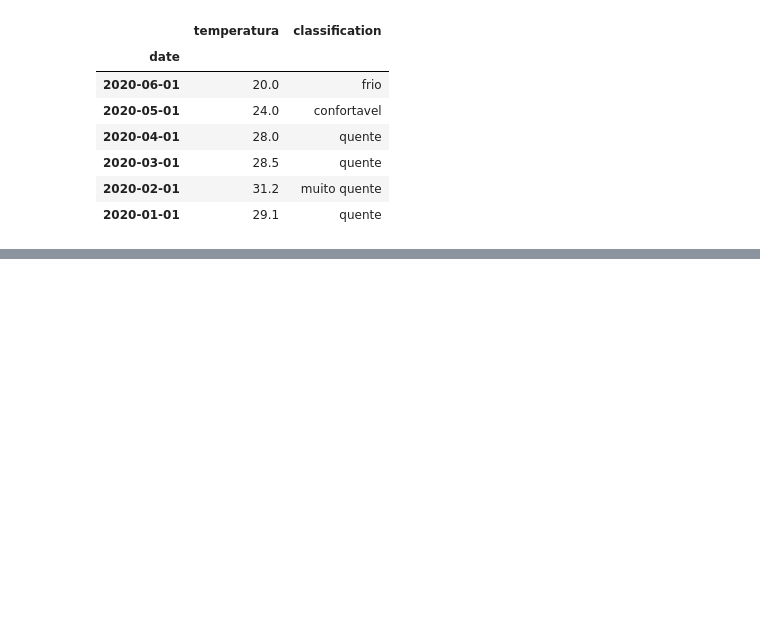
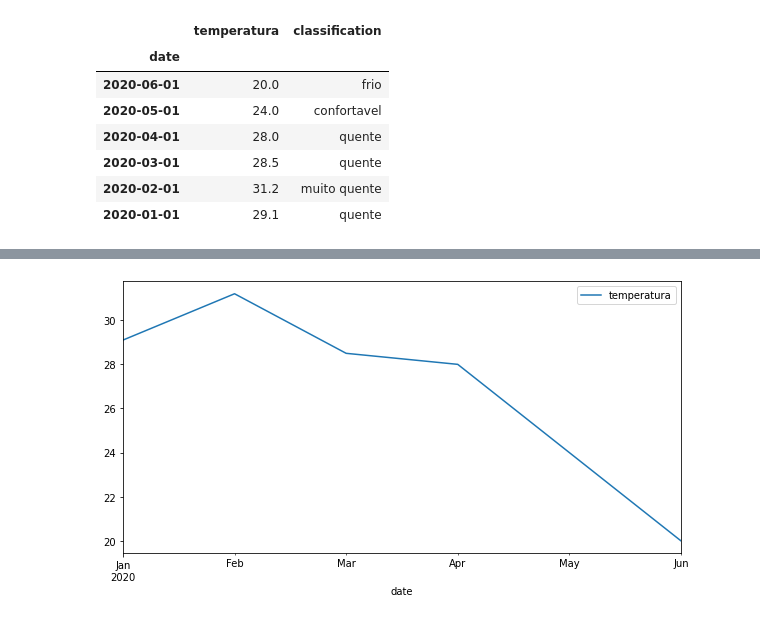
Before and after one commit to wallaceleonardo/bootcamp-IGTI-Desenvolvedor_Python, a Jupyter notebook: Pandas.ipynb, the cells around one changed output, grey strips where cells are left out. Cells and saved outputs as stored; diff of their text form; code cells hidden in the pictures; blank space fills up the shorter version.

```diff
--- a/Pandas.ipynb
+++ b/Pandas.ipynb
@@ -426,0 +433,5 @@ df.sort_index(ascending=False)
+# %%
+# plot de linhas: tamanho
+df.plot(figsize=(10, 5));
+# %% [output]
+[figure, added]
```
Also changed, not shown: parts of 8 cells of this notebook.
